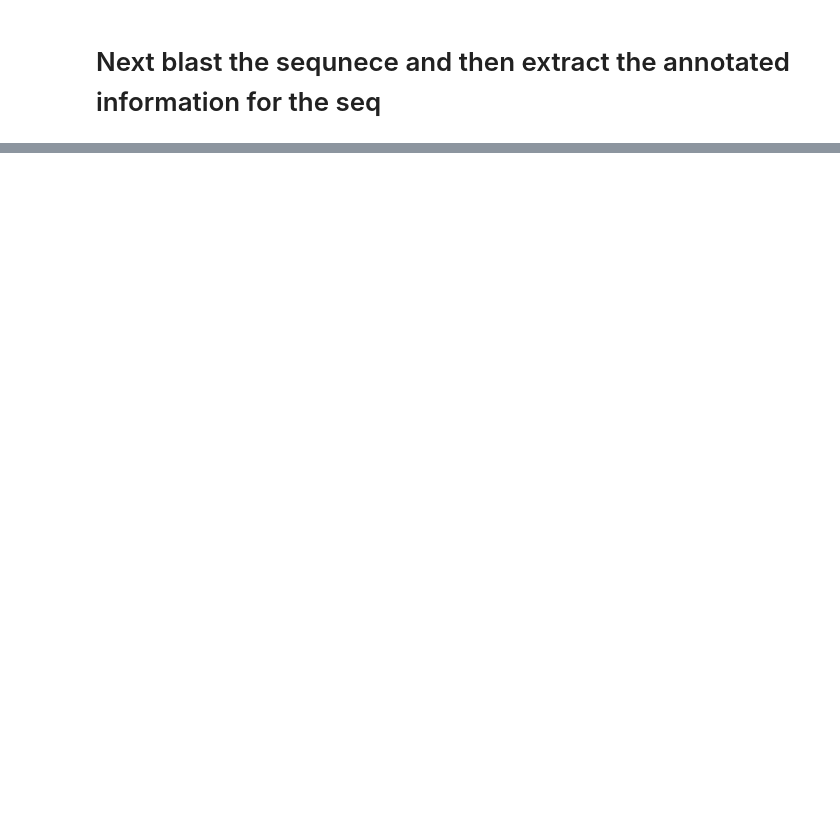
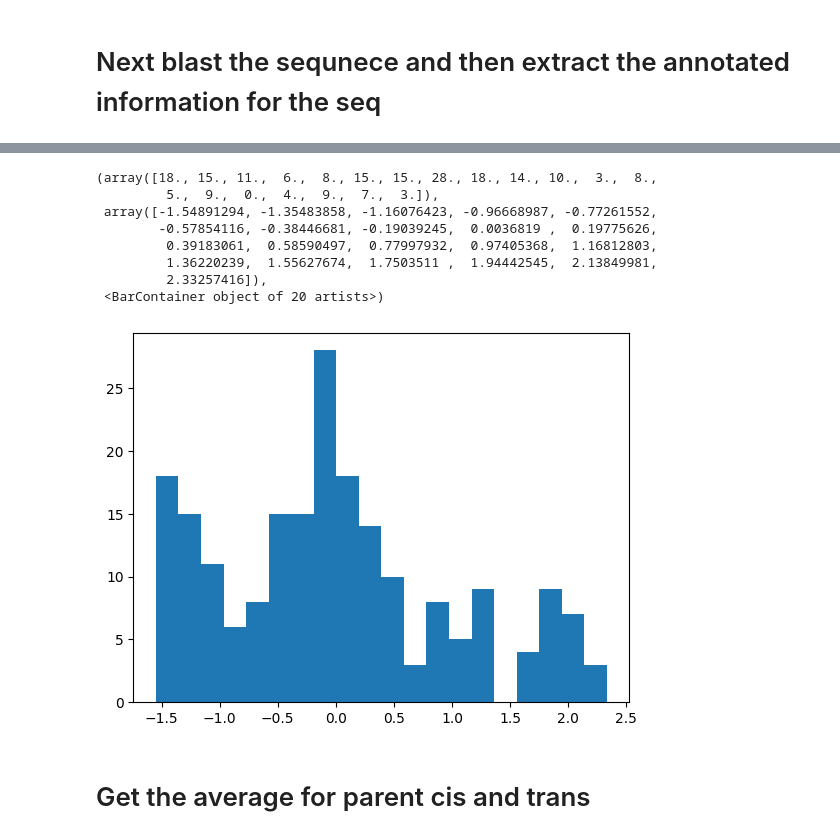
Before and after one commit to fhalab/LevSeq, a Jupyter notebook: manucript/notebooks/Ape AGW/Processing and visulisation.ipynb, the cells around one changed output, grey strips where cells are left out. Drawn from its saved outputs; the diff is of its cells as text; code cells hidden in the pictures; blank space fills up the shorter version.

```diff
--- a/manucript/notebooks/Ape AGW/Processing and visulisation.ipynb
+++ b/manucript/notebooks/Ape AGW/Processing and visulisation.ipynb
@@ -504,0 +540,14 @@ Alignment written to /Users/ariane/Documents/code/MinION/manucript/notebooks/Ape
+# %%
+plt.hist(ttdf['trans_norm'], bins=20)
+# %% [output]
+(array([18., 15., 11.,  6.,  8., 15., 15., 28., 18., 14., 10.,  3.,  8.,
+         5.,  9.,  0.,  4.,  9.,  7.,  3.]),
+ array([-1.54891294, -1.35483858, -1.16076423, -0.96668987, -0.77261552,
+        -0.57854116, -0.38446681, -0.19039245,  0.0036819 ,  0.19775626,
+         0.39183061,  0.58590497,  0.77997932,  0.97405368,  1.16812803,
+         1.36220239,  1.55627674,  1.7503511 ,  1.94442545,  2.13849981,
+         2.33257416]),
+ <BarContainer object of 20 artists>)
+[figure, added]
+# %% [markdown]
+# Get the average for parent cis and trans
```
Also changed, not shown: parts of 16 cells of this notebook, 1 other file.
